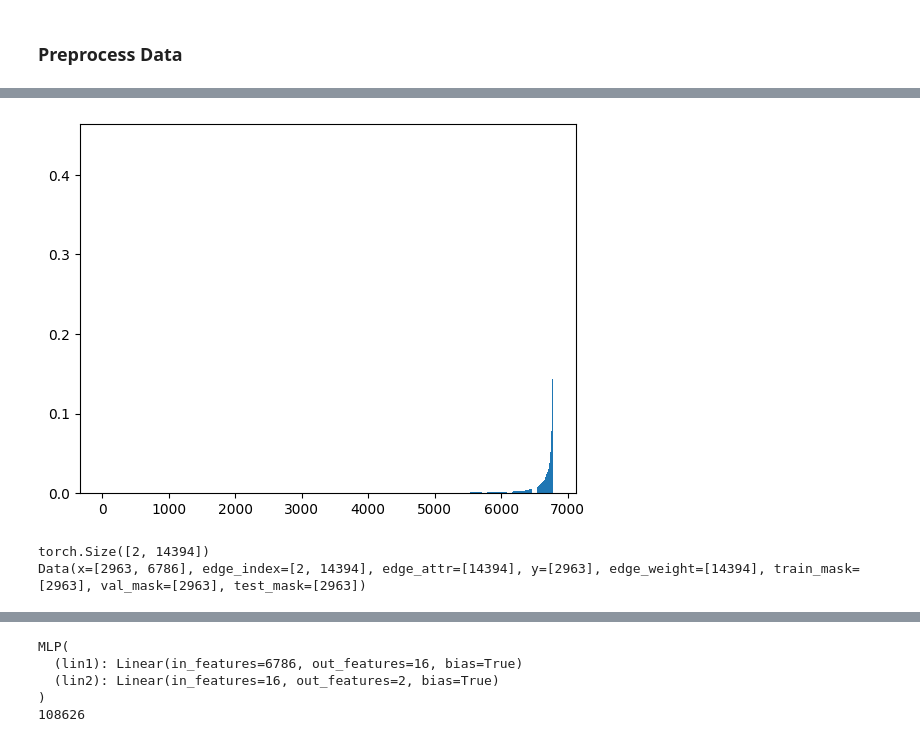
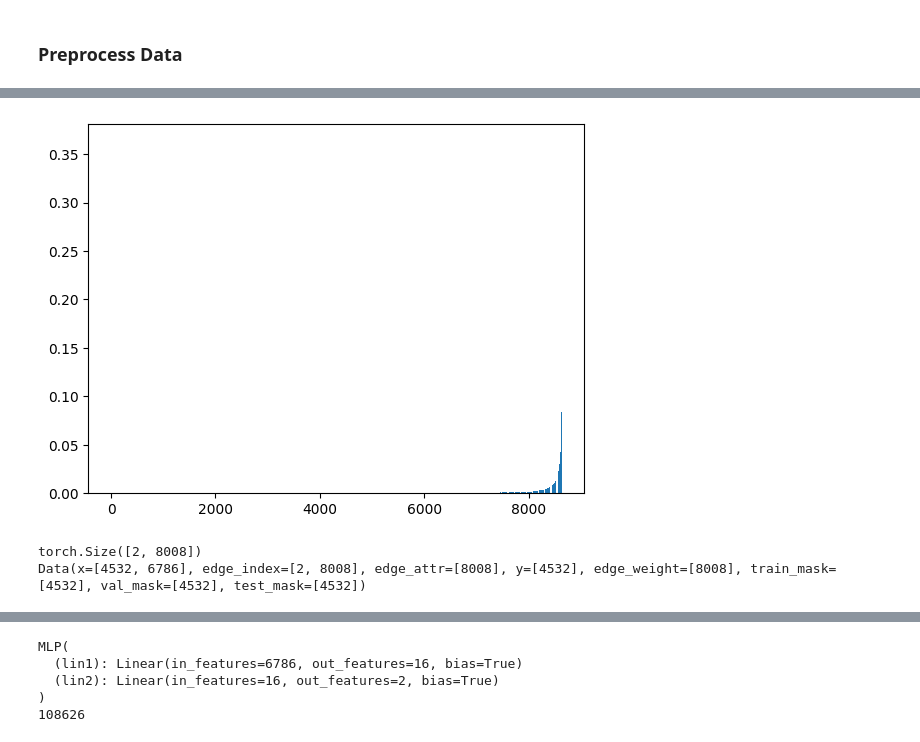
Before and after one commit to Jack742/GNN-Ingredient-Detection-and-Substitution, a Jupyter notebook: NodeClassification.ipynb, the cells around one changed output, grey strips where cells are left out. Saved outputs shown, nothing was run; the diff lists cells and outputs as text; code cells hidden in the pictures.

```diff
--- a/NodeClassification.ipynb
+++ b/NodeClassification.ipynb
@@ -84,7 +84,7 @@ def get_data()->pd.DataFrame:
     Load data from file, depending on global config parameters set
     """
     if LOAD_BALANCED_DATA:
-        df = pd.read_csv(f'UNBALANCED_{INGREDIENT_TO_CLASSIFY}_balanced_data.csv')
+        df = pd.read_csv(f'UNBALANCED_{INGREDIENT_TO_CLASSIFY}_balanced_data_NEWBRANDS.csv')
     elif LOAD_TEST_SET:
         df = pd.read_csv(f'test_set.csv')
     else:
@@ -666,24 +666,24 @@ def get_balanced_dataset(df, test_perc, val_perc):
 
 
 if LOAD_BALANCED_DATA:
-  df = pd.read_csv(f'UNBALANCED_{INGREDIENT_TO_CLASSIFY}_balanced_data.csv', converters={'ingredients_list': pd.eval})
-  with open(f'UNBALANCED_{INGREDIENT_TO_CLASSIFY}_test_mask.pickle', 'rb') as f:
+  df = pd.read_csv(f'UNBALANCED_{INGREDIENT_TO_CLASSIFY}_balanced_data_NEWBRANDS.csv', converters={'ingredients_list': pd.eval})
+  with open(f'UNBALANCED_{INGREDIENT_TO_CLASSIFY}_test_mask_NEWBRANDS.pickle', 'rb') as f:
     test_mask = pickle.load(f)
-  with open(f'UNBALANCED_{INGREDIENT_TO_CLASSIFY}_train_mask.pickle', 'rb') as f:
+  with open(f'UNBALANCED_{INGREDIENT_TO_CLASSIFY}_train_mask_NEWBRANDS.pickle', 'rb') as f:
     train_mask = pickle.load(f)
-  with open(f'UNBALANCED_{INGREDIENT_TO_CLASSIFY}_val_mask.pickle', 'rb') as f:
+  with open(f'UNBALANCED_{INGREDIENT_TO_CLASSIFY}_val_mask_NEWBRANDS.pickle', 'rb') as f:
     val_mask = pickle.load(f)
 else:
   if LOAD_TEST_SET:
     df,train_mask,val_mask,test_mask = get_balanced_dataset(df,0.98,0.01)
   else:
     df,train_mask,val_mask,test_mask = get_balanced_dataset(df,0.1,0.1)
-    df.to_csv(f'UNBALANCED_{INGREDIENT_TO_CLASSIFY}_balanced_data.csv')
-    with open(f'UNBALANCED_{INGREDIENT_TO_CLASSIFY}_test_mask.pickle', 'wb') as f:
+    df.to_csv(f'UNBALANCED_{INGREDIENT_TO_CLASSIFY}_balanced_data_NEWBRANDS.csv')
+    with open(f'UNBALANCED_{INGREDIENT_TO_CLASSIFY}_test_mask_NEWBRANDS.pickle', 'wb') as f:
       pickle.dump(test_mask,f)
-    with open(f'UNBALANCED_{INGREDIENT_TO_CLASSIFY}_train_mask.pickle', 'wb') as f:
+    with open(f'UNBALANCED_{INGREDIENT_TO_CLASSIFY}_train_mask_NEWBRANDS.pickle', 'wb') as f:
       pickle.dump(train_mask,f)
-    with open(f'UNBALANCED_{INGREDIENT_TO_CLASSIFY}_val_mask.pickle', 'wb') as f:
+    with open(f'UNBALANCED_{INGREDIENT_TO_CLASSIFY}_val_mask_NEWBRANDS.pickle', 'wb') as f:
       pickle.dump(val_mask,f)
 
 #df.to_csv('final_saved_balanced_dataset.csv')
@@ -794,36 +794,36 @@ transform = transforms.Compose([
 #     self.data = data
 #     self.transform = transform
 #     self.pre_transform = pre_transform
 
 #   def len(self):
 #     return 1
 
 #   def get(self,idx):
 #     if self.pre_transform:
 #       data = self.pre_transform(self.data)
 #     if self.transform:
 #       data = self.transform(self.data)
 #     return data
 
 # print(Data(x=feature_matrix, y=label_vector,edge_index=edge_index, edge_weight=edge_weights, edge_attr=edge_attr))
 data = transform(Data(x=feature_matrix, edge_index=edge_index))
 data.y=label_vector
 data.edge_weight=edge_weights
 data.edge_attr=edge_attr
 data.train_mask=train_mask
 data.val_mask=val_mask
 data.test_mask=test_mask
 #dataset = ProductDataset(data, transform=transform)
 #dataloader = DataLoader(dataset,
 print(data)
 
 # if MASK:
 #   masked_data = deepcopy(data)
 #   masked_data.x, ordered_entropies = apply_entropy_mask(masked_data.x, top_n=int(len(masked_data.x[:][0])/10))
 # %% [output]
-[figure, old version]
+[figure, new version]
-torch.Size([2, 14394])
-Data(x=[2963, 6786], edge_index=[2, 14394], edge_attr=[14394], y=[2963], edge_weight=[14394], train_mask=[2963], val_mask=[2963], test_mask=[2963])
+torch.Size([2, 8008])
+Data(x=[4532, 6786], edge_index=[2, 8008], edge_attr=[8008], y=[4532], edge_weight=[8008], train_mask=[4532], val_mask=[4532], test_mask=[4532])
 # %%
 from torch_geometric.utils import to_networkx
 import networkx as nx
```
Also changed, not shown: parts of 7 cells of this notebook, 15 other files.
